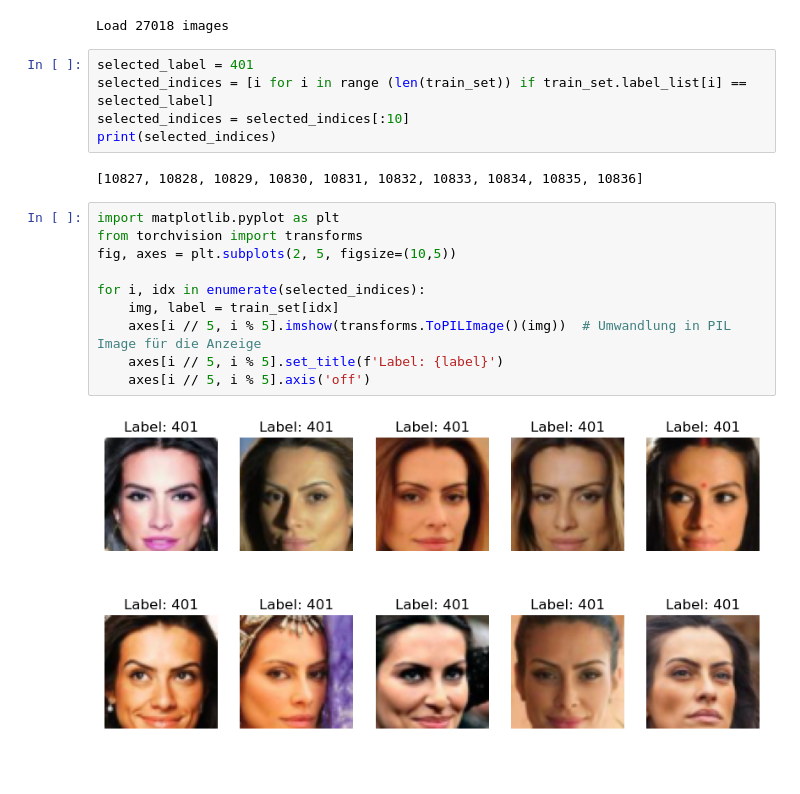
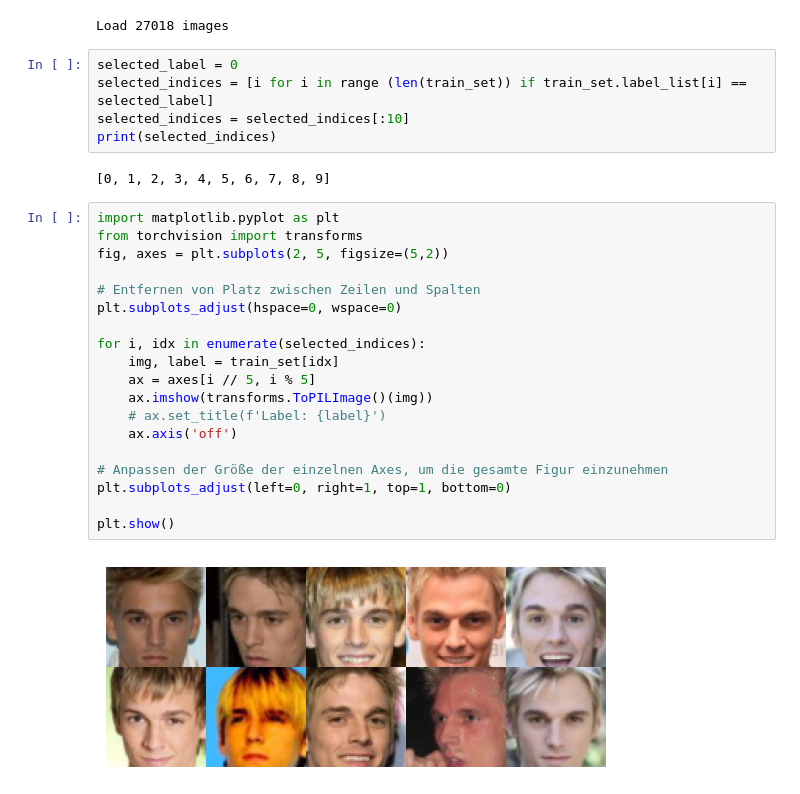
Before and after one commit to hosthans/ba_code, a Jupyter notebook: images_with_label.ipynb, the cells around one changed output. Saved outputs shown, nothing was run; the diff lists cells and outputs as text; blank space fills up the shorter version.

```diff
--- a/images_with_label.ipynb
+++ b/images_with_label.ipynb
@@ -16,21 +16,30 @@ train_set = dl.ImageFolder(
 # %% [output]
 Load 27018 images
 # %%
-selected_label = 401
+selected_label = 0
 selected_indices = [i for i in range (len(train_set)) if train_set.label_list[i] == selected_label]
 selected_indices = selected_indices[:10]
 print(selected_indices)
 # %% [output]
-[10827, 10828, 10829, 10830, 10831, 10832, 10833, 10834, 10835, 10836]
+[0, 1, 2, 3, 4, 5, 6, 7, 8, 9]
 # %%
 import matplotlib.pyplot as plt
 from torchvision import transforms
-fig, axes = plt.subplots(2, 5, figsize=(10,5))
+fig, axes = plt.subplots(2, 5, figsize=(5,2))
+
+# Entfernen von Platz zwischen Zeilen und Spalten
+plt.subplots_adjust(hspace=0, wspace=0)
 
 for i, idx in enumerate(selected_indices):
     img, label = train_set[idx]
-    axes[i // 5, i % 5].imshow(transforms.ToPILImage()(img))  # Umwandlung in PIL Image für die Anzeige
-    axes[i // 5, i % 5].set_title(f'Label: {label}')
-    axes[i // 5, i % 5].axis('off')
+    ax = axes[i // 5, i % 5]
+    ax.imshow(transforms.ToPILImage()(img))
+    # ax.set_title(f'Label: {label}')
+    ax.axis('off')
+
+# Anpassen der Größe der einzelnen Axes, um die gesamte Figur einzunehmen
+plt.subplots_adjust(left=0, right=1, top=1, bottom=0)
+
+plt.show()
 # %% [output]
-[figure, old version]
+[figure, new version]
```
Also changed, not shown: 1 other file.
